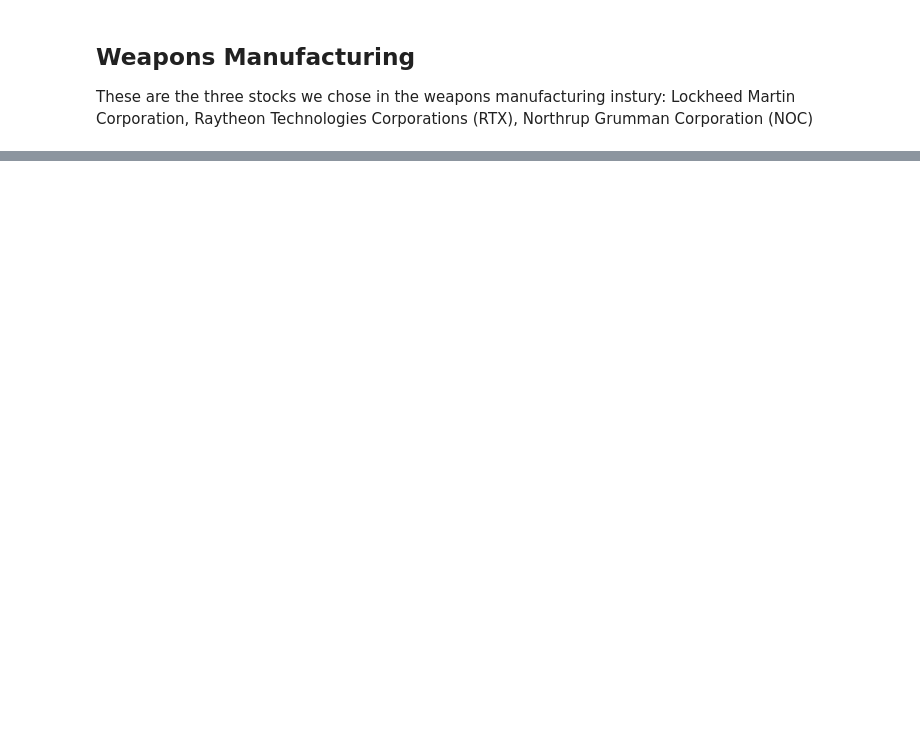
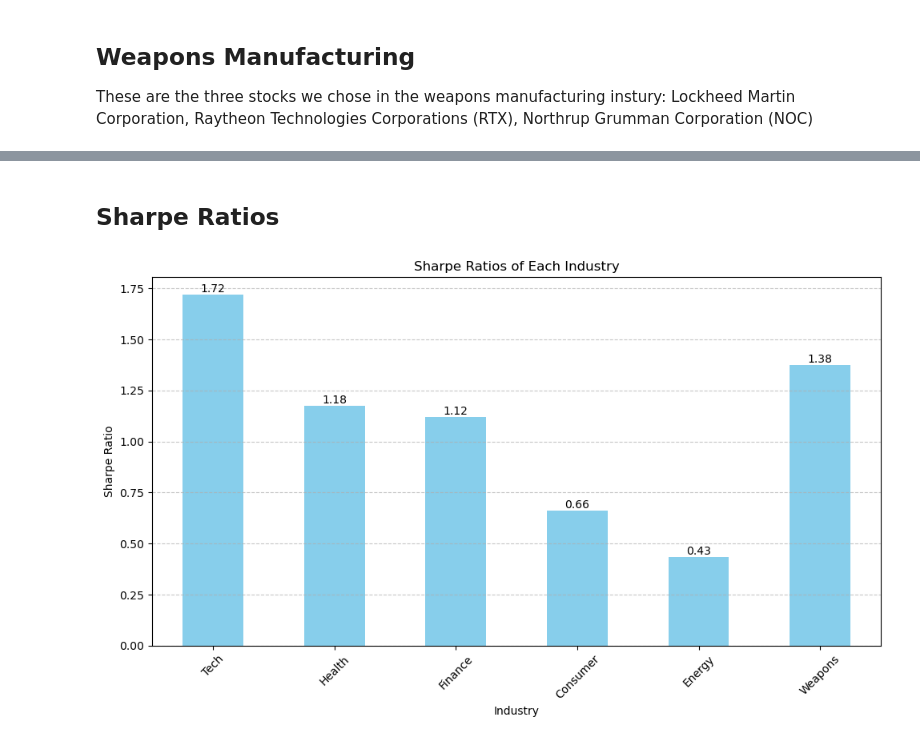
Before and after one commit to kaylah176/Project1, a Jupyter notebook: Project1_Midterm_2013_2014_2015.ipynb, the cells around one changed output, grey strips where cells are left out. Drawn from its saved outputs; the diff is of its cells as text; code cells hidden in the pictures; blank space fills up the shorter version.

```diff
--- a/Project1_Midterm_2013_2014_2015.ipynb
+++ b/Project1_Midterm_2013_2014_2015.ipynb
@@ -983,0 +1309,29 @@ data_NOC = yf.download(NOC_stock, start=start_date, end=end_date)
+# %% [markdown]
+## Sharpe Ratios
+# %%
+# Annualized Sharpe Ratios
+sharpe_ratios = (returns_df.mean() * 252) / (returns_df.std() * np.sqrt(252))
+sharpe_ratios
+
+# Visualize the sharpe ratios as a bar plot
+sharpe_ratios.plot(kind='bar', color='skyblue', figsize=(10, 6))
+
+# Customizing the plot
+plt.title('Sharpe Ratios of Each Industry')
+plt.xlabel('Industry')
+plt.ylabel('Sharpe Ratio')
+plt.xticks(rotation=45)  # Rotate x-axis labels for better readability
+plt.grid(axis='y', linestyle='--', alpha=0.7)  # Adding grid lines
+
+# Adding data labels
+for i, val in enumerate(sharpe_ratios.values):
+    plt.text(i, val, round(val, 2), ha='center', va='bottom')
+
+# Adding horizontal line at Sharpe ratio of 0 for reference
+plt.axhline(y=0, color='gray', linestyle='--', linewidth=0.5)
+
+# Show plot
+plt.tight_layout()  # Adjust layout to prevent clipping of labels
+plt.show()
+# %% [output]
+[figure, added]
```
Also changed, not shown: parts of 23 cells of this notebook, 7 other files.
